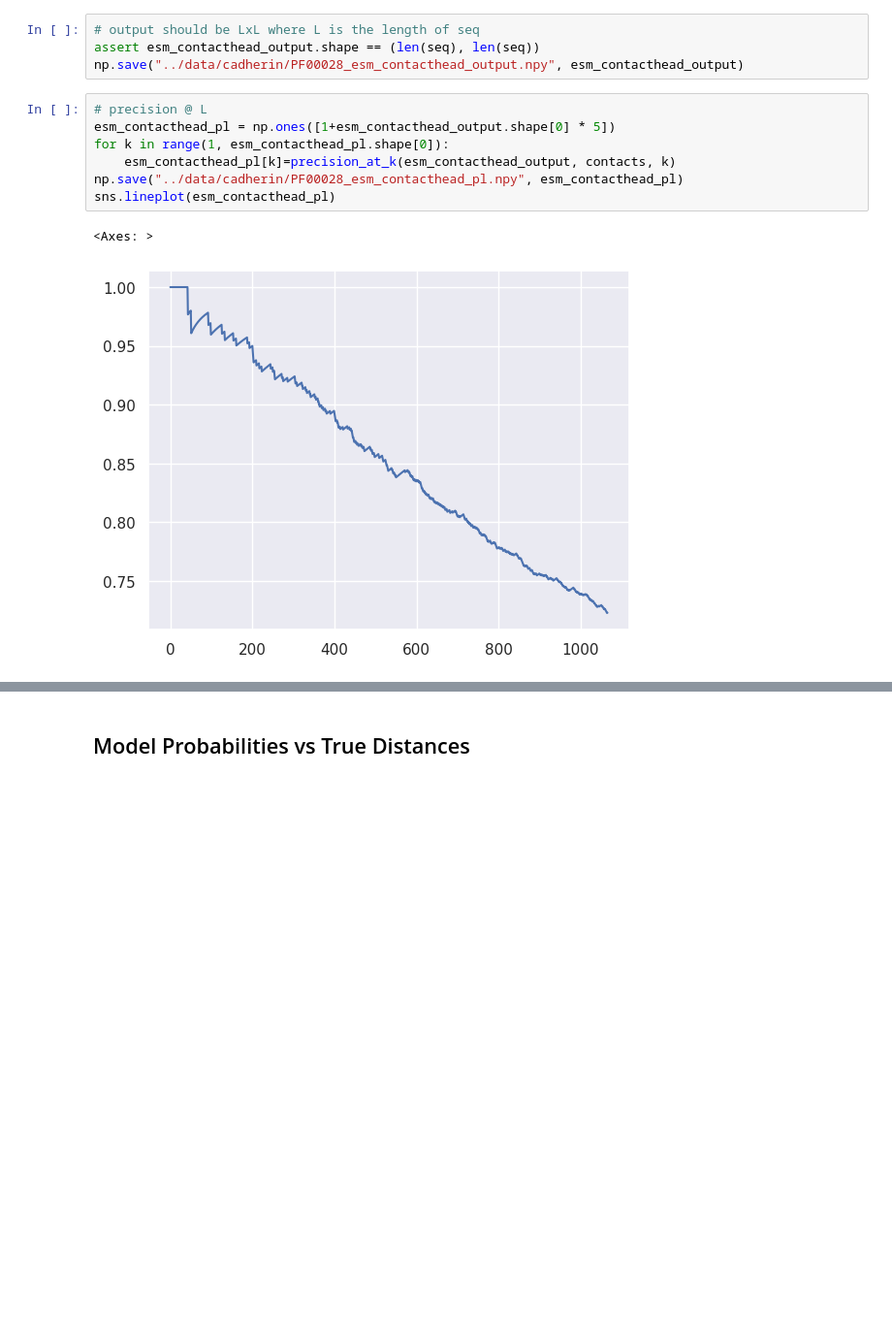
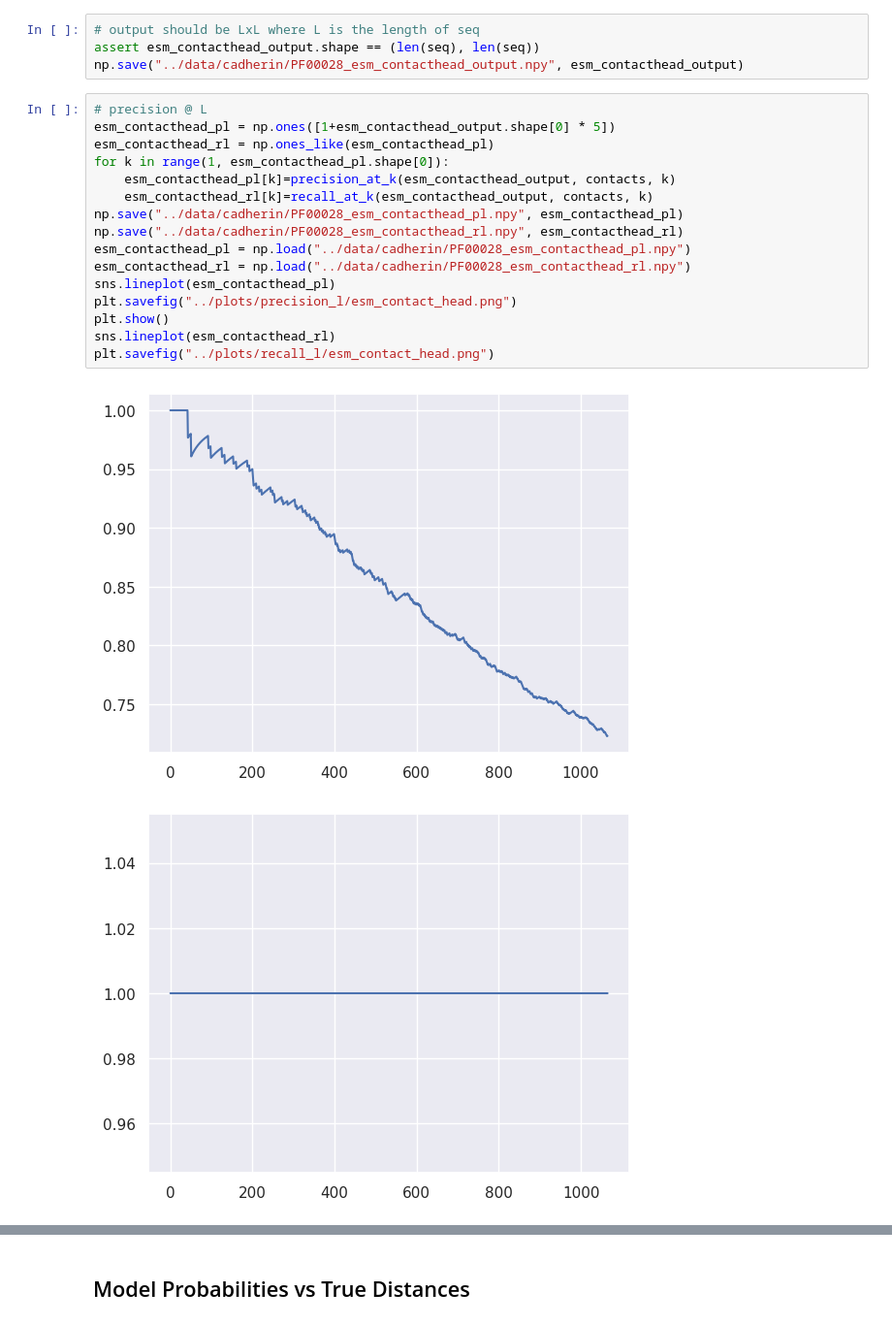
Before and after one commit to Vincent-La/cmsc702-protein-lm, a Jupyter notebook: notebooks/true_contacts.ipynb, the cells around one changed output, grey strips where cells are left out. Shown at 97% size. Cells and saved outputs as stored; diff of their text form; blank space fills up the shorter version.

```diff
--- a/notebooks/true_contacts.ipynb
+++ b/notebooks/true_contacts.ipynb
@@ -202,13 +209,22 @@ np.save("../data/cadherin/PF00028_esm_contacthead_output.npy", esm_contacthead_o
 # %%
 # precision @ L
 esm_contacthead_pl = np.ones([1+esm_contacthead_output.shape[0] * 5])
+esm_contacthead_rl = np.ones_like(esm_contacthead_pl)
 for k in range(1, esm_contacthead_pl.shape[0]):
     esm_contacthead_pl[k]=precision_at_k(esm_contacthead_output, contacts, k)
+    esm_contacthead_rl[k]=recall_at_k(esm_contacthead_output, contacts, k)
 np.save("../data/cadherin/PF00028_esm_contacthead_pl.npy", esm_contacthead_pl)
+np.save("../data/cadherin/PF00028_esm_contacthead_rl.npy", esm_contacthead_rl)
+esm_contacthead_pl = np.load("../data/cadherin/PF00028_esm_contacthead_pl.npy")
+esm_contacthead_rl = np.load("../data/cadherin/PF00028_esm_contacthead_rl.npy")
 sns.lineplot(esm_contacthead_pl)
+plt.savefig("../plots/precision_l/esm_contact_head.png")
+plt.show()
+sns.lineplot(esm_contacthead_rl)
+plt.savefig("../plots/recall_l/esm_contact_head.png")
 # %% [output]
-<Axes: >
 [figure]
+[figure, added]
 # %%
 sns.set_theme()
 sns.heatmap(esm_contacthead_output)
```
Also changed, not shown: parts of 10 cells of this notebook.
